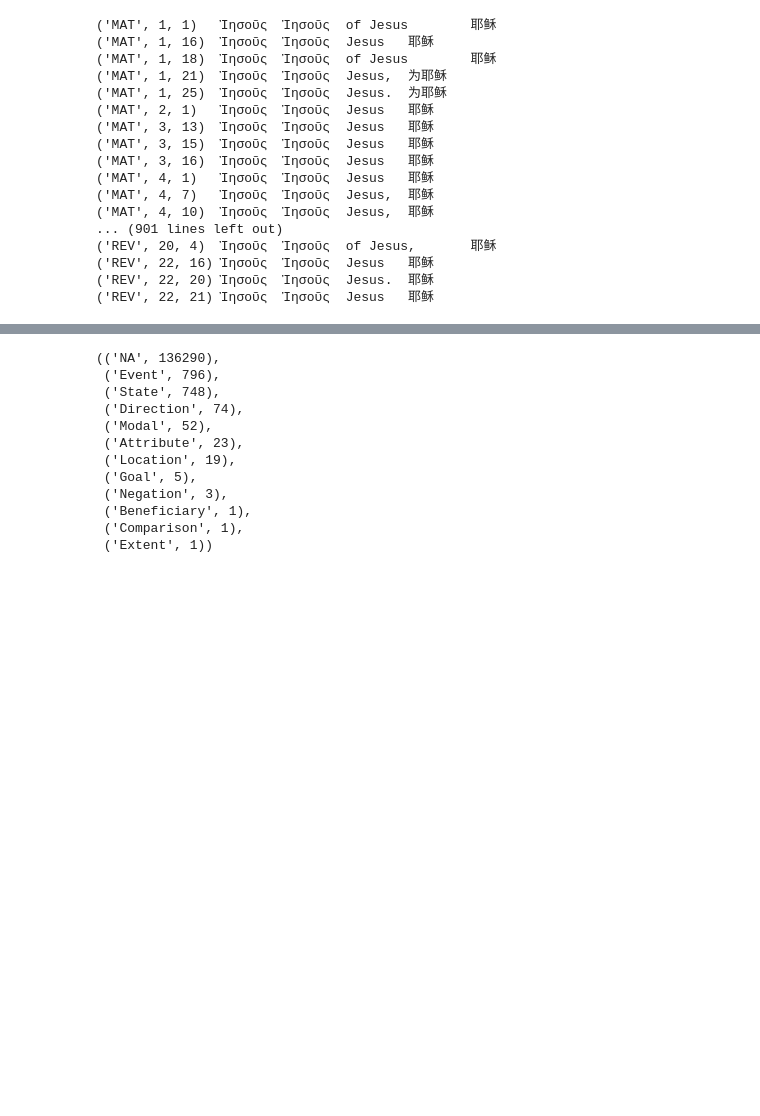
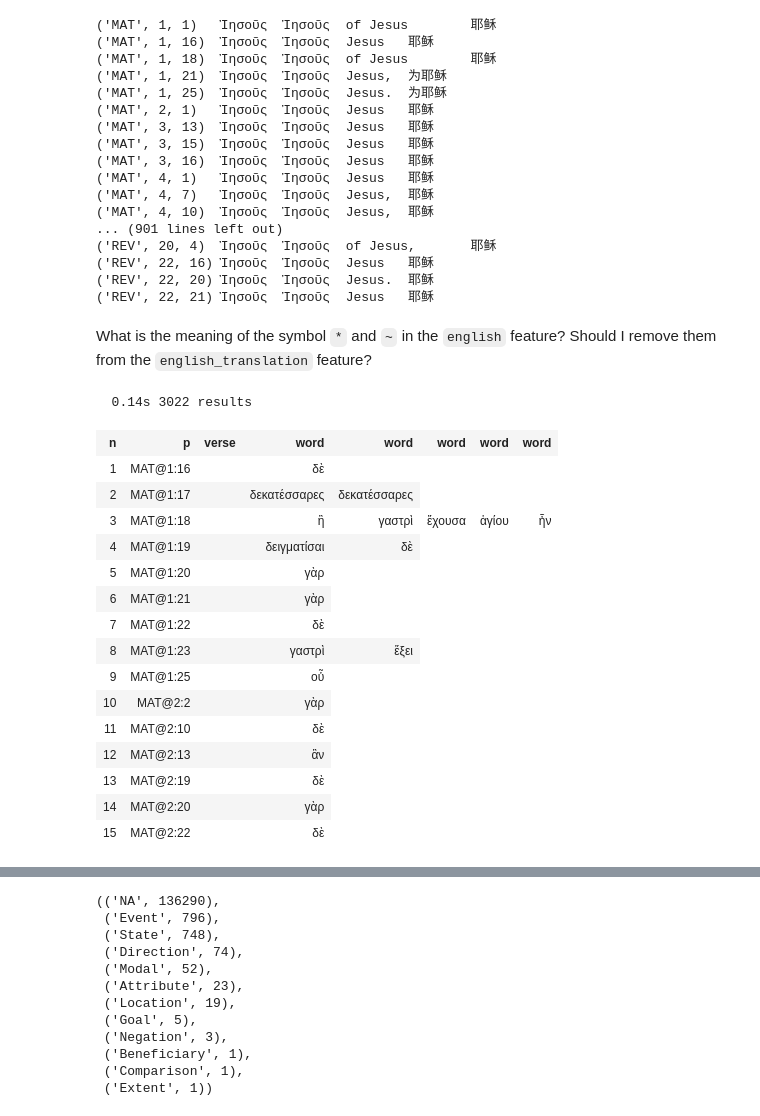
Before and after one commit to saulocantanhede/experiment, a Jupyter notebook: convert-mql.ipynb, the cells around one changed output, grey strips where cells are left out. Saved outputs shown, nothing was run; the diff lists cells and outputs as text; code cells hidden in the pictures; blank space fills up the shorter version.

```diff
--- a/convert-mql.ipynb
+++ b/convert-mql.ipynb
@@ -1096,3 +2007,29 @@ for word in Fnt.otype.s('word'):
 ('REV', 22, 16) Ἰησοῦς  Ἰησοῦς  Jesus   耶稣
 ('REV', 22, 20) Ἰησοῦς  Ἰησοῦς  Jesus.  耶稣
 ('REV', 22, 21) Ἰησοῦς  Ἰησοῦς  Jesus   耶稣
+# %% [markdown]
+What is the meaning of the symbol `*` and `~` in the `english` feature? Should I remove them from the `english_translation` feature?
+# %%
+text = """
+word english=*
+"""
+results_NT = NT.search(f'{text}')
+NT.table(results_NT, end=15, multiFeatures=False, queryFeatures=True, condensed=True)
+# %% [output]
+  0.14s 3022 results
+| n | p | verse | word | word | word | word | word |
+| 1 | MAT@1:16 |  | δὲ |
+| 2 | MAT@1:17 |  | δεκατέσσαρες | δεκατέσσαρες |
+| 3 | MAT@1:18 |  | ἢ | γαστρὶ | ἔχουσα | ἁγίου | ἦν |
+| 4 | MAT@1:19 |  | δειγματίσαι | δὲ |
+| 5 | MAT@1:20 |  | γὰρ |
+| 6 | MAT@1:21 |  | γὰρ |
+| 7 | MAT@1:22 |  | δὲ |
+| 8 | MAT@1:23 |  | γαστρὶ | ἕξει |
+| 9 | MAT@1:25 |  | οὗ |
+| 10 | MAT@2:2 |  | γὰρ |
+| 11 | MAT@2:10 |  | δὲ |
+| 12 | MAT@2:13 |  | ἂν |
+| 13 | MAT@2:19 |  | δὲ |
+| 14 | MAT@2:20 |  | γὰρ |
+| 15 | MAT@2:22 |  | δὲ |
```
Also changed, not shown: parts of 107 cells of this notebook.
